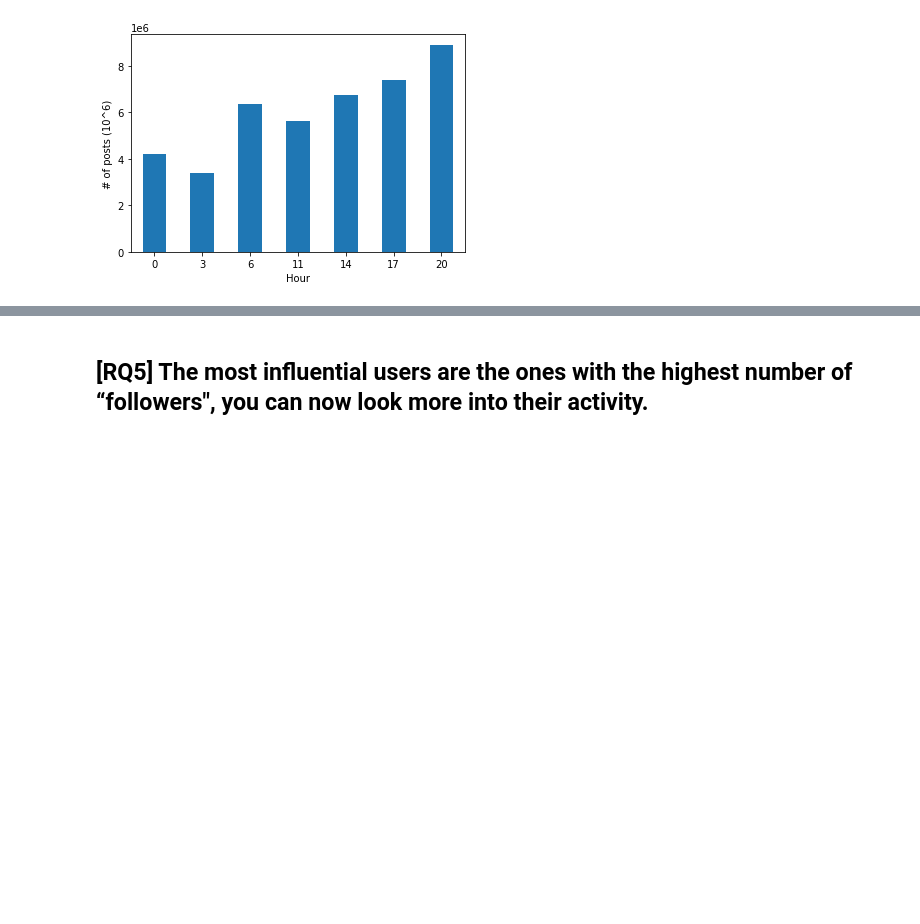
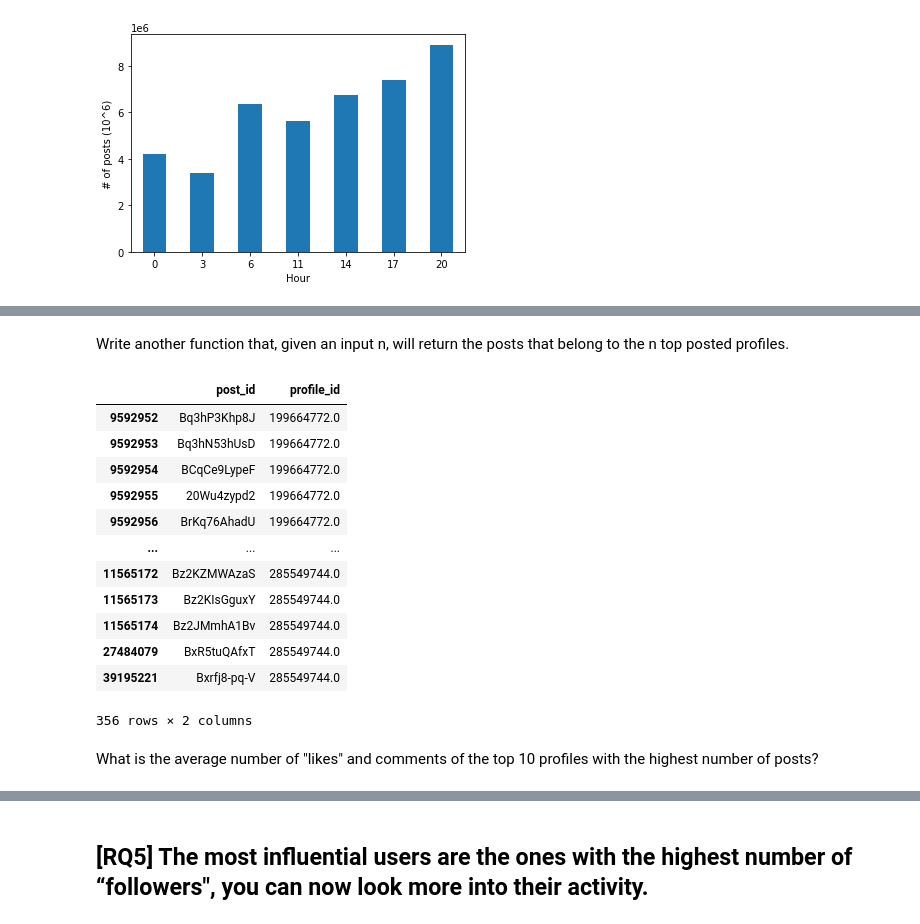
Before and after one commit to sophiaBalestrucci/ADM-HW2, a Jupyter notebook: HW2.ipynb, the cells around one changed output, grey strips where cells are left out. Cells and saved outputs as stored; diff of their text form; code cells hidden in the pictures; blank space fills up the shorter version.

```diff
--- a/HW2.ipynb
+++ b/HW2.ipynb
@@ -132,0 +122,6 @@ def get_posts(profile_id_given):
+# %%
+def retireve_posts(df:pd.DataFrame, pid:float):
+    """
+    returns a dataframe with posts belonging to pid
+    """
+    return df[df["profile_id"]==pid]
@@ -132,0 +132,4 @@ def get_posts(profile_id_given):
+# %% [markdown]
+Write another function that, given an input n, will return the posts that belong to the n top posted profiles.
+# %%
+acc = pd.read_csv("/home/ec2-user/instagram_profiles.zip",delimiter="\t", )
@@ -132,0 +146,19 @@ def get_posts(profile_id_given):
+# %%
+top_posts = top_n_posters(acc,posts,10)
+top_posts
+# %% [output]
+|  | post_id | profile_id |
+| 9592952 | Bq3hP3Khp8J | 199664772.0 |
+| 9592953 | Bq3hN53hUsD | 199664772.0 |
+| 9592954 | BCqCe9LypeF | 199664772.0 |
+| 9592955 | 20Wu4zypd2 | 199664772.0 |
+| 9592956 | BrKq76AhadU | 199664772.0 |
+| ... | ... | ... |
+| 11565172 | Bz2KZMWAzaS | 285549744.0 |
+| 11565173 | Bz2KIsGguxY | 285549744.0 |
+| 11565174 | Bz2JMmhA1Bv | 285549744.0 |
+| 27484079 | BxR5tuQAfxT | 285549744.0 |
+| 39195221 | Bxrfj8-pq-V | 285549744.0 |
+356 rows × 2 columns
+# %% [markdown]
+What is the average number of "likes" and comments of the top 10 profiles with the highest number of posts?
```
Also changed, not shown: parts of 16 cells of this notebook.
